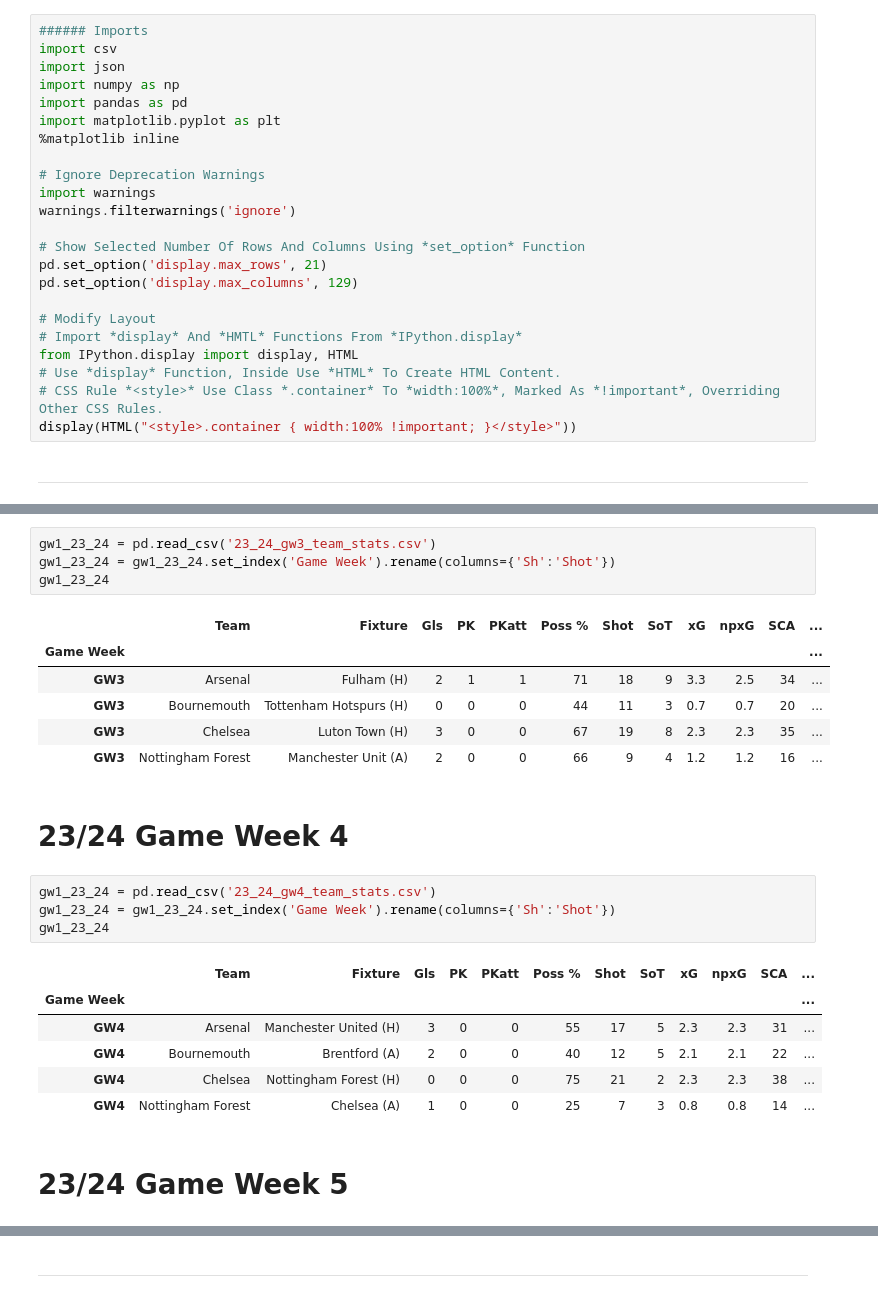
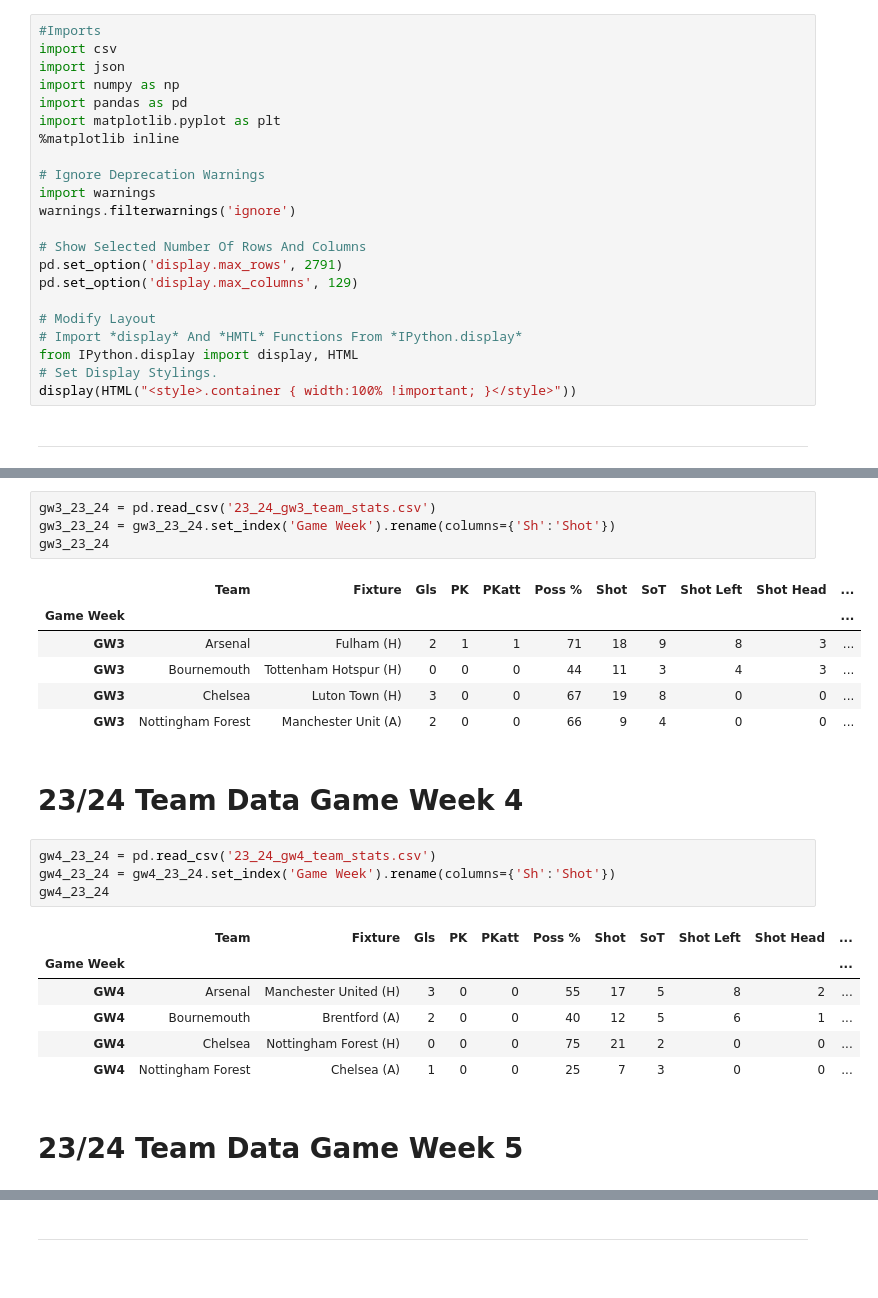
Before and after one commit to Owen93M/Arsenal_Attacking_Analysis, a Jupyter notebook: Arsenal Attacking Analysis.ipynb, the cells around one changed output, grey strips where cells are left out. Saved outputs shown, nothing was run; the diff lists cells and outputs as text.

```diff
--- a/Arsenal Attacking Analysis.ipynb
+++ b/Arsenal Attacking Analysis.ipynb
@@ -1,5 +1,5 @@
 # %%
-###### Imports
+#Imports
 import csv
 import json
 import numpy as np
@@ -11,15 +11,14 @@ import matplotlib.pyplot as plt
 import warnings
 warnings.filterwarnings('ignore')
 
-# Show Selected Number Of Rows And Columns Using *set_option* Function
-pd.set_option('display.max_rows', 21)
+# Show Selected Number Of Rows And Columns
+pd.set_option('display.max_rows', 2791)
 pd.set_option('display.max_columns', 129)
 
 # Modify Layout
 # Import *display* And *HMTL* Functions From *IPython.display*
 from IPython.display import display, HTML
-# Use *display* Function, Inside Use *HTML* To Create HTML Content.
-# CSS Rule *<style>* Use Class *.container* To *width:100%*, Marked As *!important*, Overriding Other CSS Rules.
+# Set Display Stylings.
 display(HTML("<style>.container { width:100% !important; }</style>"))
 # %% [markdown]
 ---
@@ -186,27 +184,27 @@ gw1_23_24
 # %%
-gw1_23_24 = pd.read_csv('23_24_gw3_team_stats.csv')
-gw1_23_24 = gw1_23_24.set_index('Game Week').rename(columns={'Sh':'Shot'})
-gw1_23_24
+gw3_23_24 = pd.read_csv('23_24_gw3_team_stats.csv')
+gw3_23_24 = gw3_23_24.set_index('Game Week').rename(columns={'Sh':'Shot'})
+gw3_23_24
 # %% [output]
-|  | Team | Fixture | Gls | PK | PKatt | Poss % | Shot | SoT | xG | npxG | SCA | ... |
-| Game Week |  |  |  |  |  |  |  |  |  |  |  | ... |
-| GW3 | Arsenal | Fulham (H) | 2 | 1 | 1 | 71 | 18 | 9 | 3.3 | 2.5 | 34 | ... |
-| GW3 | Bournemouth | Tottenham Hotspurs (H) | 0 | 0 | 0 | 44 | 11 | 3 | 0.7 | 0.7 | 20 | ... |
-| GW3 | Chelsea | Luton Town (H) | 3 | 0 | 0 | 67 | 19 | 8 | 2.3 | 2.3 | 35 | ... |
-| GW3 | Nottingham Forest | Manchester Unit (A) | 2 | 0 | 0 | 66 | 9 | 4 | 1.2 | 1.2 | 16 | ... |
+|  | Team | Fixture | Gls | PK | PKatt | Poss % | Shot | SoT | Shot Left | Shot Head | ... |
+| Game Week |  |  |  |  |  |  |  |  |  |  | ... |
+| GW3 | Arsenal | Fulham (H) | 2 | 1 | 1 | 71 | 18 | 9 | 8 | 3 | ... |
+| GW3 | Bournemouth | Tottenham Hotspur (H) | 0 | 0 | 0 | 44 | 11 | 3 | 4 | 3 | ... |
+| GW3 | Chelsea | Luton Town (H) | 3 | 0 | 0 | 67 | 19 | 8 | 0 | 0 | ... |
+| GW3 | Nottingham Forest | Manchester Unit (A) | 2 | 0 | 0 | 66 | 9 | 4 | 0 | 0 | ... |
 # %% [markdown]
-# 23/24 Game Week 4
+# 23/24 Team Data Game Week 4
 # %%
-gw1_23_24 = pd.read_csv('23_24_gw4_team_stats.csv')
-gw1_23_24 = gw1_23_24.set_index('Game Week').rename(columns={'Sh':'Shot'})
-gw1_23_24
+gw4_23_24 = pd.read_csv('23_24_gw4_team_stats.csv')
+gw4_23_24 = gw4_23_24.set_index('Game Week').rename(columns={'Sh':'Shot'})
+gw4_23_24
 # %% [output]
-|  | Team | Fixture | Gls | PK | PKatt | Poss % | Shot | SoT | xG | npxG | SCA | ... |
-| Game Week |  |  |  |  |  |  |  |  |  |  |  | ... |
-| GW4 | Arsenal | Manchester United (H) | 3 | 0 | 0 | 55 | 17 | 5 | 2.3 | 2.3 | 31 | ... |
-| GW4 | Bournemouth | Brentford (A) | 2 | 0 | 0 | 40 | 12 | 5 | 2.1 | 2.1 | 22 | ... |
-| GW4 | Chelsea | Nottingham Forest (H) | 0 | 0 | 0 | 75 | 21 | 2 | 2.3 | 2.3 | 38 | ... |
-| GW4 | Nottingham Forest | Chelsea (A) | 1 | 0 | 0 | 25 | 7 | 3 | 0.8 | 0.8 | 14 | ... |
+|  | Team | Fixture | Gls | PK | PKatt | Poss % | Shot | SoT | Shot Left | Shot Head | ... |
+| Game Week |  |  |  |  |  |  |  |  |  |  | ... |
+| GW4 | Arsenal | Manchester United (H) | 3 | 0 | 0 | 55 | 17 | 5 | 8 | 2 | ... |
+| GW4 | Bournemouth | Brentford (A) | 2 | 0 | 0 | 40 | 12 | 5 | 6 | 1 | ... |
+| GW4 | Chelsea | Nottingham Forest (H) | 0 | 0 | 0 | 75 | 21 | 2 | 0 | 0 | ... |
+| GW4 | Nottingham Forest | Chelsea (A) | 1 | 0 | 0 | 25 | 7 | 3 | 0 | 0 | ... |
 # %% [markdown]
-# 23/24 Game Week 5
+# 23/24 Team Data Game Week 5
 # %%
```
Also changed, not shown: parts of 164 cells of this notebook.
